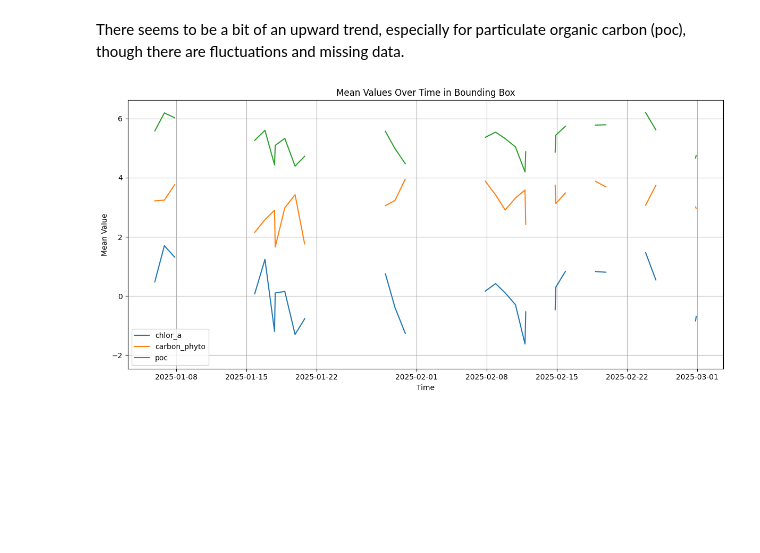
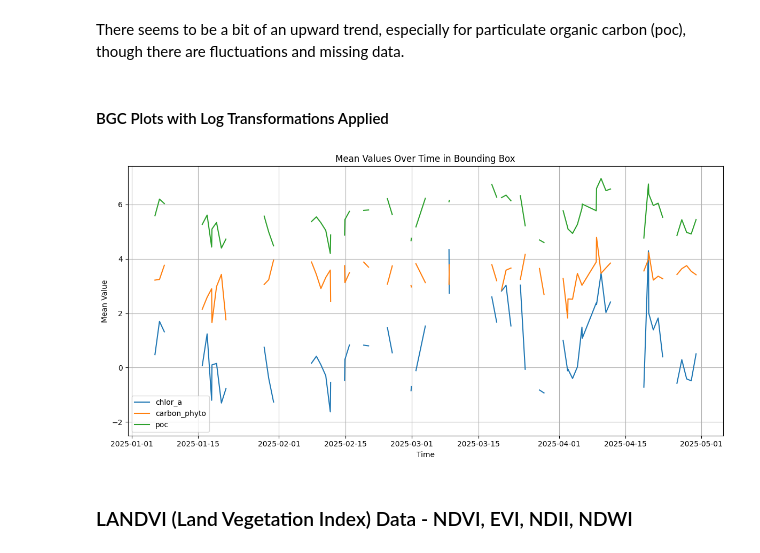
Before and after one commit to katelyn-wang/pace-wildfires, a Jupyter notebook: notebooks/la_fires_analysis.ipynb, the cells around one changed output. Saved outputs shown, nothing was run; the diff lists cells and outputs as text; code cells hidden in the pictures; blank space fills up the shorter version.

```diff
--- a/notebooks/la_fires_analysis.ipynb
+++ b/notebooks/la_fires_analysis.ipynb
@@ -131,6 +131,8 @@ def load_merged_dataset(data_dir, variables_of_interest) -> 'xr.Dataset':
 aop_dir = Path("data/PACE_OCI_L2_AOP_NRT")
 bgc_dir = Path("data/PACE_OCI_L2_BGC_NRT")
 landvi_dir = Path("data/PACE_OCI_L2_LANDVI_NRT")
+
+pacific_pal_bbox = (-118.75, 33.90, -118.45, 34.15)
 # %% [markdown]
 ### BGC (Biogeochemical) Data - Chlorophyll, Phytoplankton, Carbon
 # %%
@@ -193,7 +195,7 @@ def summarize_variable_in_bbox(ds, var_name, bbox):
 
     return results
 
-avg_pixel_vals = summarize_variable_in_bbox(bgc_merged_ds, "chlor_a", (-118.75, 33.90, -118.45, 34.15))
+avg_pixel_vals = summarize_variable_in_bbox(bgc_merged_ds, "chlor_a", pacific_pal_bbox)
 avg_pixel_vals
 # %% [output]
 [{'time': '2025-01-04T20:23:00.000000000',
@@ -320,6 +391,8 @@ plot_mean_values(bgc_summaries)
 [figure]
 # %% [markdown]
 There seems to be a bit of an upward trend, especially for particulate organic carbon (poc), though there are fluctuations and missing data.
+# %% [markdown]
+#### BGC Plots with Log Transformations Applied
 # %%
 def apply_transformations(ds, transformations):
     """
@@ -347,7 +420,9 @@ def apply_transformations(ds, transformations):
 
 bgc_merged_ds = apply_transformations(bgc_merged_ds, {"chlor_a": np.log, "poc": np.log1p, "carbon_phyto": np.log})
 # %%
-transformed_bgc_summaries = summarize_variables_in_bbox(bgc_merged_ds, ["chlor_a", "carbon_phyto", "poc"], (-118.75, 33.90, -118.45, 34.15))
+transformed_bgc_summaries = summarize_variables_in_bbox(bgc_merged_ds, ["chlor_a", "carbon_phyto", "poc"], pacific_pal_bbox)
 plot_mean_values(transformed_bgc_summaries)
 # %% [output]
-[figure, old version]
+[figure, new version]
+# %% [markdown]
+### LANDVI (Land Vegetation Index) Data - NDVI, EVI, NDII, NDWI
```
Also changed, not shown: parts of 9 cells of this notebook.
